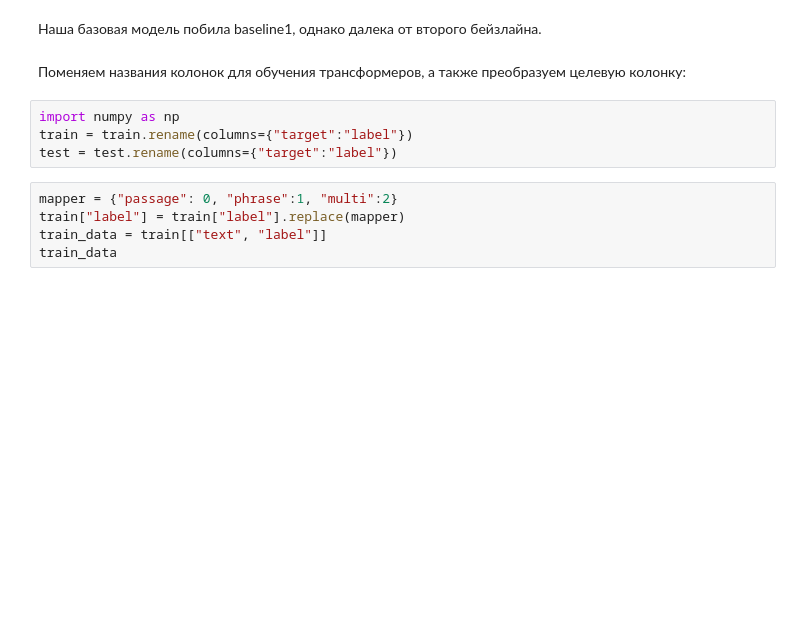
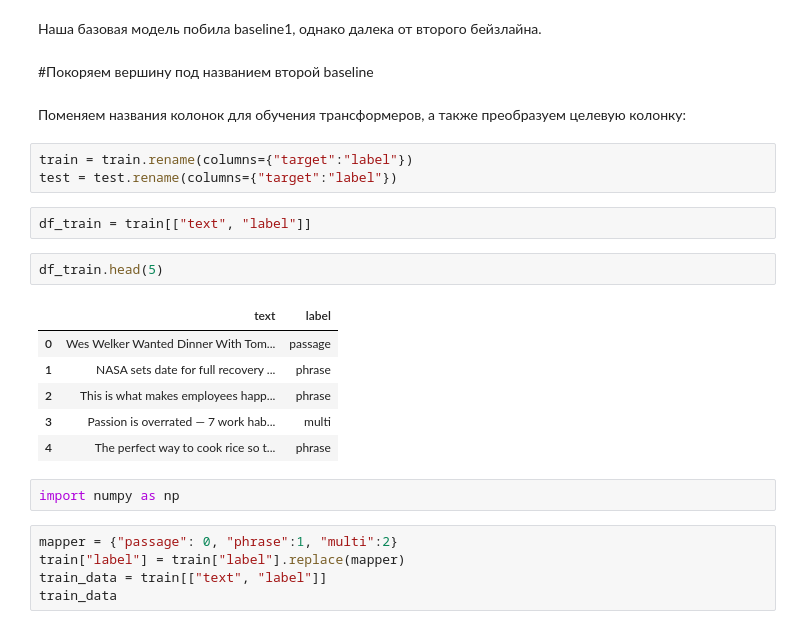
Before and after one commit to potroshitelshuk/NLP-2022, a Jupyter notebook: notebooks/project_colab_version.ipynb, the cells around one changed output. Saved outputs shown, nothing was run; the diff lists cells and outputs as text; blank space fills up the shorter version.

```diff
--- a/notebooks/project_colab_version.ipynb
+++ b/notebooks/project_colab_version.ipynb
@@ -293,12 +293,26 @@ print('Macro F1:', f1_score(np.array(list(map(lambda x : "__label__" + x, y_test
 Macro F1: 0.46217413313852723
 # %% [markdown]
 Наша базовая модель побила baseline1, однако далека от второго бейзлайна.
+# %% [markdown]
+#Покоряем вершину под названием второй baseline
 # %% [markdown]
 Поменяем названия колонок для обучения трансформеров, а также преобразуем целевую колонку:
 # %%
-import numpy as np
 train = train.rename(columns={"target":"label"})
 test = test.rename(columns={"target":"label"})
+# %%
+df_train = train[["text", "label"]]
+# %%
+df_train.head(5)
+# %% [output]
+|  | text | label |
+| 0 | Wes Welker Wanted Dinner With Tom... | passage |
+| 1 | NASA sets date for full recovery ... | phrase |
+| 2 | This is what makes employees happ... | phrase |
+| 3 | Passion is overrated — 7 work hab... | multi |
+| 4 | The perfect way to cook rice so t... | phrase |
+# %%
+import numpy as np
 # %%
 mapper = {"passage": 0, "phrase":1, "multi":2}
 train["label"] = train["label"].replace(mapper)
```
Also changed, not shown: parts of 12 cells of this notebook.
